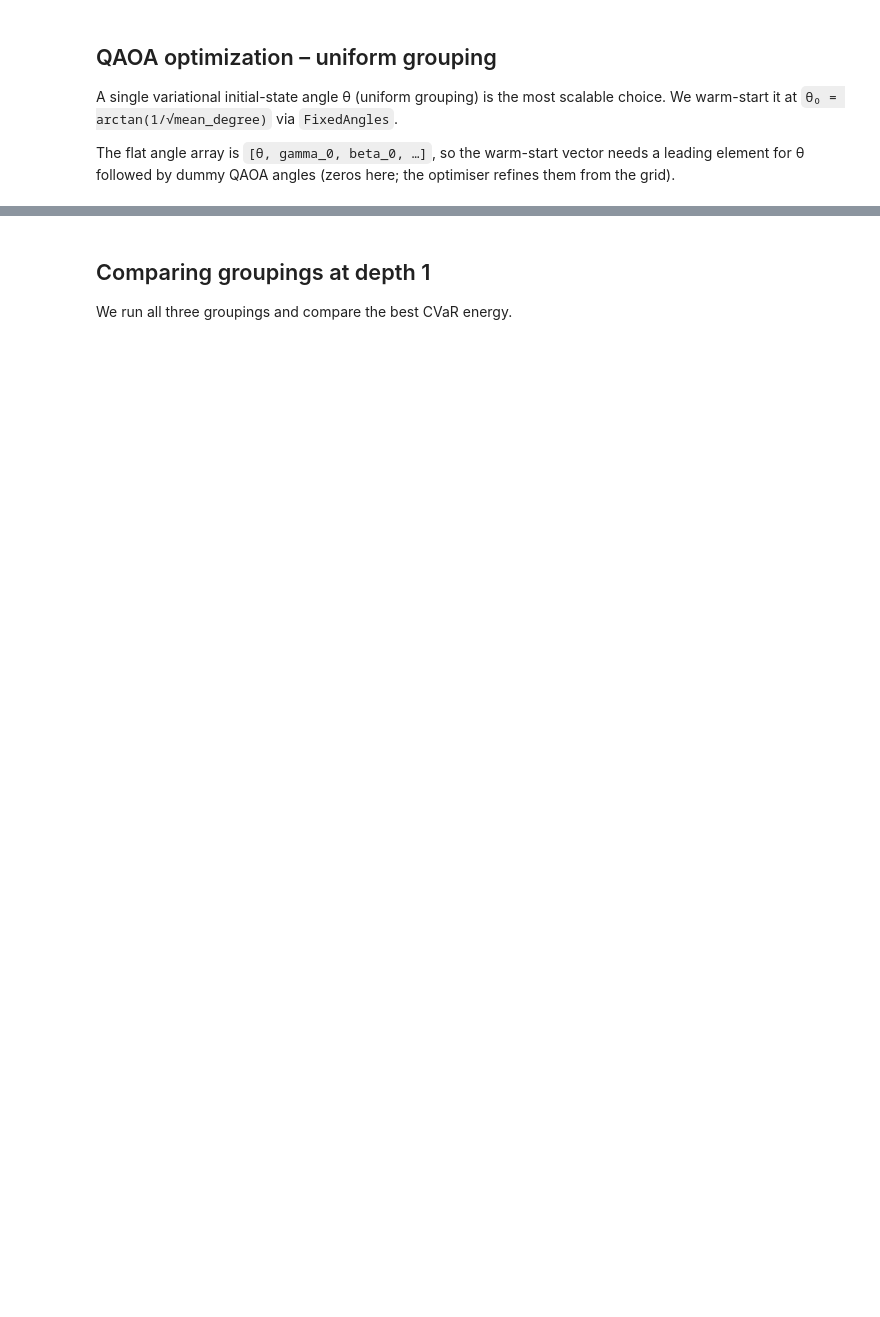
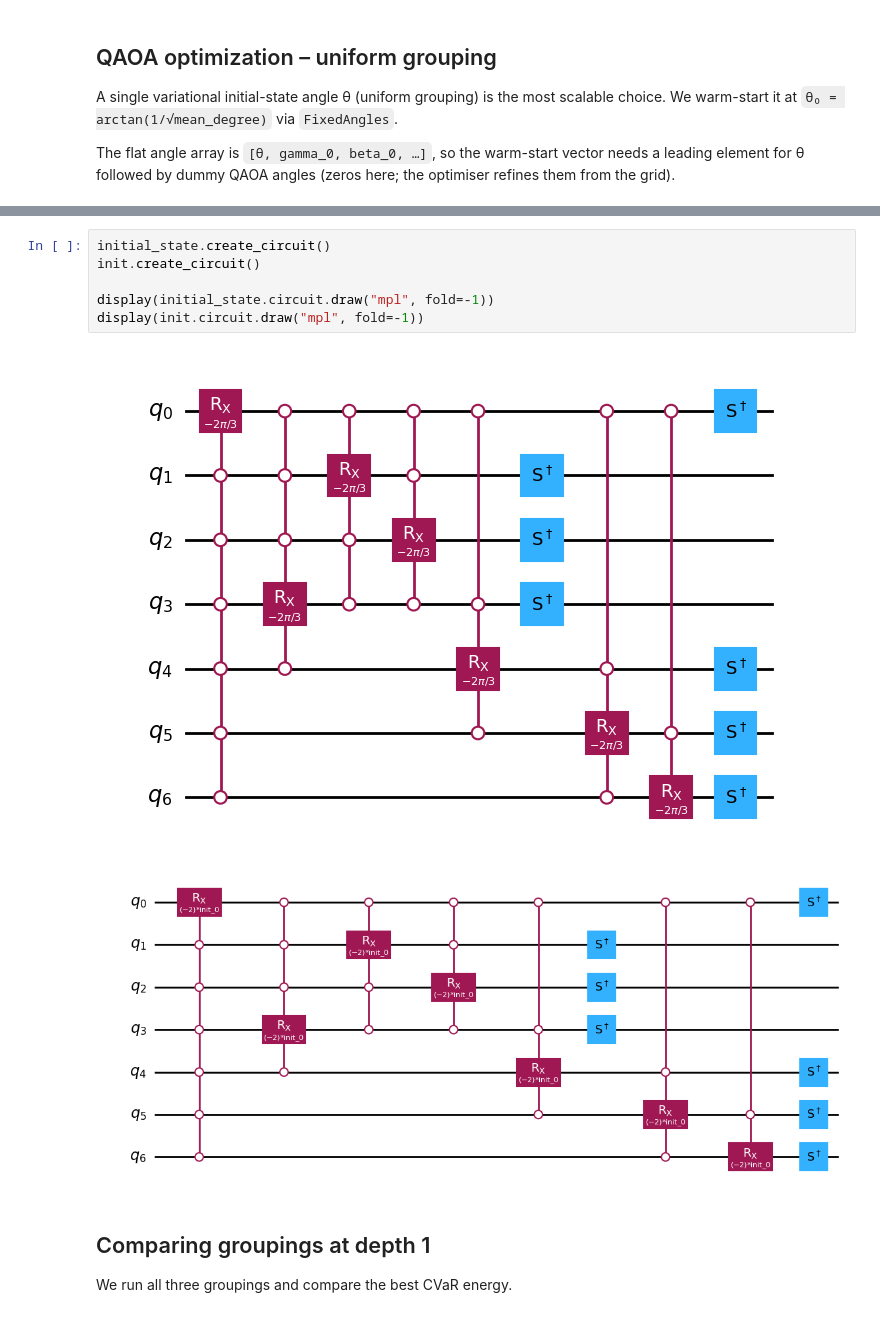
Before and after one commit to OpenQuantumComputing/QAOA, a Jupyter notebook: examples/MIS_MVC/ParameterizedInitialState.ipynb, the cells around one changed output, grey strips where cells are left out. Drawn from its saved outputs; the diff is of its cells as text; blank space fills up the shorter version.

```diff
--- a/examples/MIS_MVC/ParameterizedInitialState.ipynb
+++ b/examples/MIS_MVC/ParameterizedInitialState.ipynb
@@ -103,3 +206,12 @@ print("Best solution(s):", list(sols))
+# %%
+initial_state.create_circuit()
+init.create_circuit()
+
+display(initial_state.circuit.draw("mpl", fold=-1))
+display(init.circuit.draw("mpl", fold=-1))
+# %% [output]
+[figure, added]
+[figure, added]
 # %% [markdown]
 ## Comparing groupings at depth 1
 
```
Also changed, not shown: parts of 14 cells of this notebook, 2 other files.
